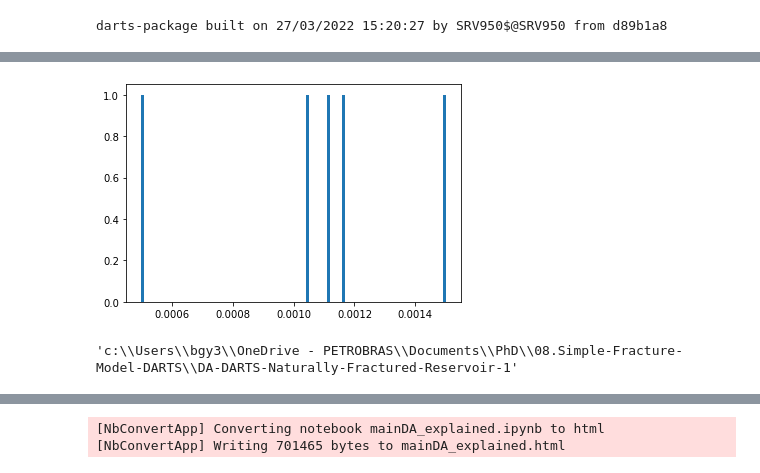
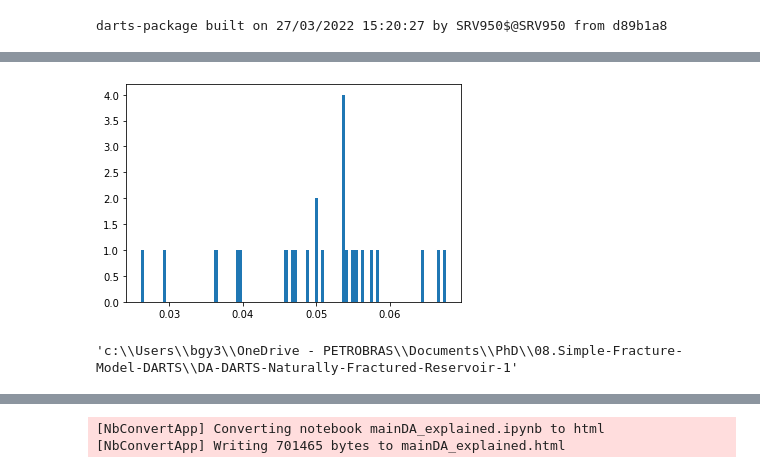
Before and after one commit to gabrielserrao/DA-DARTS-Naturally-Fractured-Reservoir, a Jupyter notebook: mainDA_deadoil.ipynb, the cells around one changed output, grey strips where cells are left out. Saved outputs shown, nothing was run; the diff lists cells and outputs as text; code cells hidden in the pictures.

```diff
--- a/mainDA_deadoil.ipynb
+++ b/mainDA_deadoil.ipynb
@@ -194,7 +180,7 @@ NGrid = 0 # Ni * Nj
 NScalar = 1 #we just considering one scalar as the parameter in the problem
 Nm = NGrid + NScalar
 Nd = len(dTime)* 1 #  timesteps * 1 well data
-Ne = 5
+Ne = 25
 NTimesteps = len(dTime)
 NWells = 1 #we just considering one well
 
@@ -203,22 +189,22 @@ csi = 0.99
 # %%
 #%%
 #Generate the prior ensemble of scalar parameters
 # build random values for fraction of aperture using normal distribution and fract_aper of the true model as mean as mean and 10% as std with seed=1
-Em_frac_aper = np.clip(np.random.normal(1e-3, 0.5*(1e-3), Ne),0.0005,0.0015) #cliping to keep only positive numbvers for the frac apertures
+Em_frac_aper = np.clip(np.random.normal(0.05, 0.01, Ne),0.0005,0.1) #cliping to keep only positive numbvers for the frac apertures
 
 # data colums
 columnsNameList = ['P1 : oil rate (m3/day)']
 
 MScalarPrior = Em_frac_aper
 #print MScalarPrioir histogram
 plt.hist(MScalarPrior, bins=100)
 plt.show()
 #%%
 curDir = os.getcwd()
 srcDir =  f'{curDir}'
 srcDir
 # %% [output]
-[figure, old version]
+[figure, new version]
 'c:\\Users\\bgy3\\OneDrive - PETROBRAS\\Documents\\PhD\\08.Simple-Fracture-Model-DARTS\\DA-DARTS-Naturally-Fractured-Reservoir-1'
 # %%
 #create a function to run ensemble simulations based on the prior ensemble
```
Also changed, not shown: parts of 20 cells of this notebook, 2 other files.
